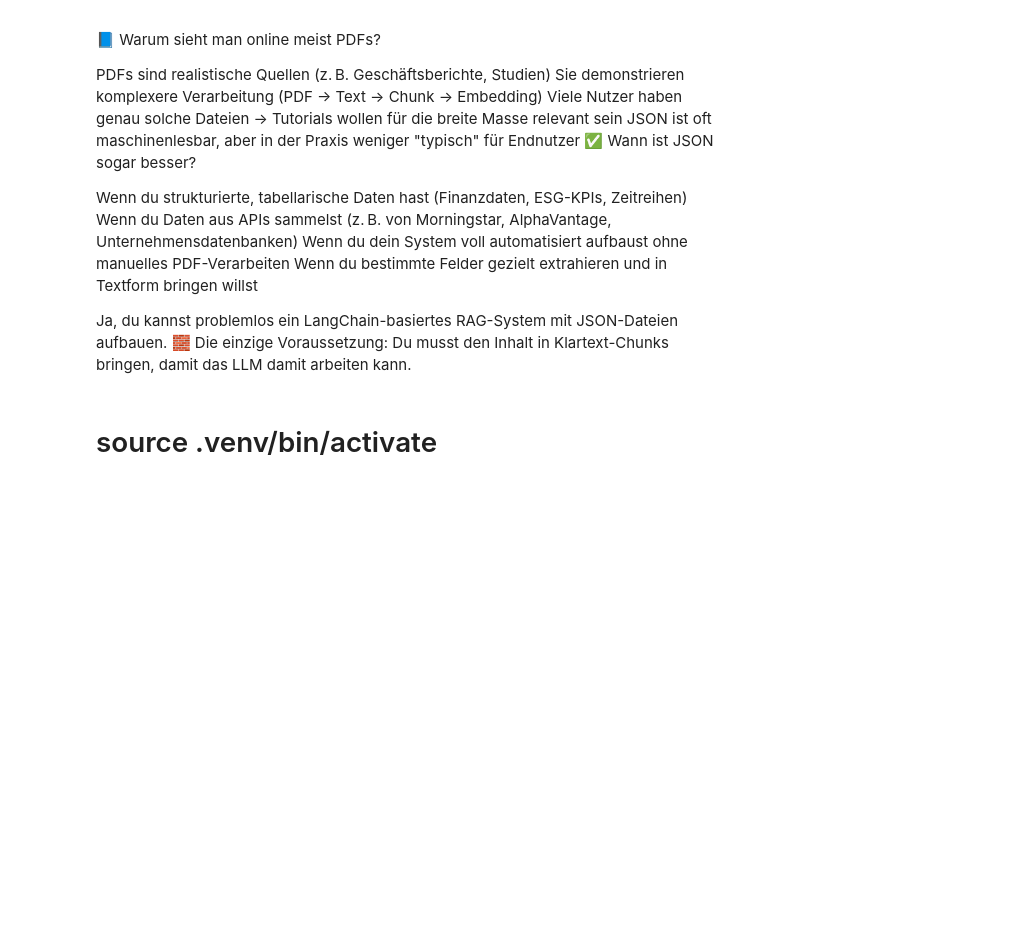
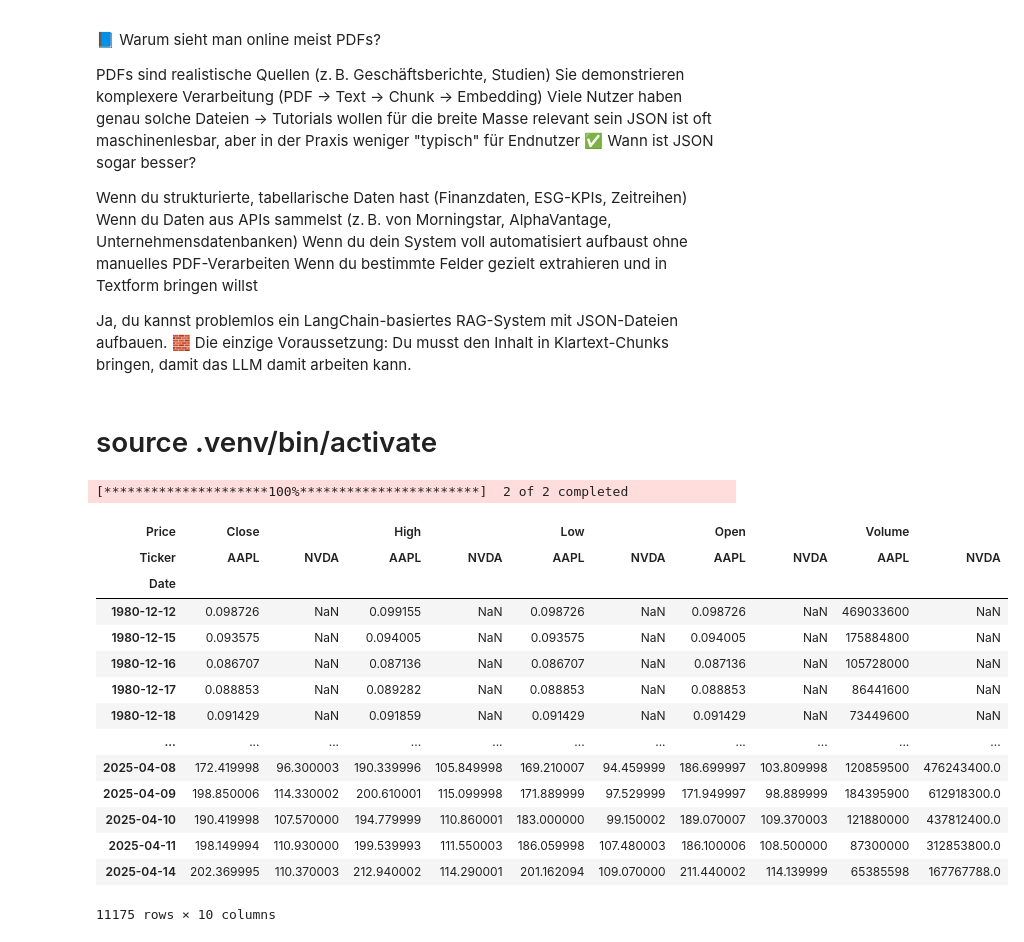
Before and after one commit to Romone10/fact_checking_BA, a Jupyter notebook: webscraping.ipynb, the cells around one changed output. Drawn from its saved outputs; the diff is of its cells as text; code cells hidden in the pictures; blank space fills up the shorter version.

```diff
--- a/webscraping.ipynb
+++ b/webscraping.ipynb
@@ -46,0 +49,23 @@ import matplotlib
+# %%
+# stock price download
+# by default hat man nur daily prices
+# all prices are adjusted for dividends and splits
+
+yf.download(['AAPL', 'NVDA'])
+# %% [output]
+[*********************100%***********************]  2 of 2 completed
+| Price | Close |  | High |  | Low |  | Open |  | Volume |  |
+| Ticker | AAPL | NVDA | AAPL | NVDA | AAPL | NVDA | AAPL | NVDA | AAPL | NVDA |
+| Date |  |  |  |  |  |  |  |  |  |  |
+| 1980-12-12 | 0.098726 | NaN | 0.099155 | NaN | 0.098726 | NaN | 0.098726 | NaN | 469033600 | NaN |
+| 1980-12-15 | 0.093575 | NaN | 0.094005 | NaN | 0.093575 | NaN | 0.094005 | NaN | 175884800 | NaN |
+| 1980-12-16 | 0.086707 | NaN | 0.087136 | NaN | 0.086707 | NaN | 0.087136 | NaN | 105728000 | NaN |
+| 1980-12-17 | 0.088853 | NaN | 0.089282 | NaN | 0.088853 | NaN | 0.088853 | NaN | 86441600 | NaN |
+| 1980-12-18 | 0.091429 | NaN | 0.091859 | NaN | 0.091429 | NaN | 0.091429 | NaN | 73449600 | NaN |
+| ... | ... | ... | ... | ... | ... | ... | ... | ... | ... | ... |
+| 2025-04-08 | 172.419998 | 96.300003 | 190.339996 | 105.849998 | 169.210007 | 94.459999 | 186.699997 | 103.809998 | 120859500 | 476243400.0 |
+| 2025-04-09 | 198.850006 | 114.330002 | 200.610001 | 115.099998 | 171.889999 | 97.529999 | 171.949997 | 98.889999 | 184395900 | 612918300.0 |
+| 2025-04-10 | 190.419998 | 107.570000 | 194.779999 | 110.860001 | 183.000000 | 99.150002 | 189.070007 | 109.370003 | 121880000 | 437812400.0 |
+| 2025-04-11 | 198.149994 | 110.930000 | 199.539993 | 111.550003 | 186.059998 | 107.480003 | 186.100006 | 108.500000 | 87300000 | 312853800.0 |
+| 2025-04-14 | 202.369995 | 110.370003 | 212.940002 | 114.290001 | 201.162094 | 109.070000 | 211.440002 | 114.139999 | 65385598 | 167767788.0 |
+11175 rows × 10 columns
```
Also changed, not shown: parts of 3 cells of this notebook.
